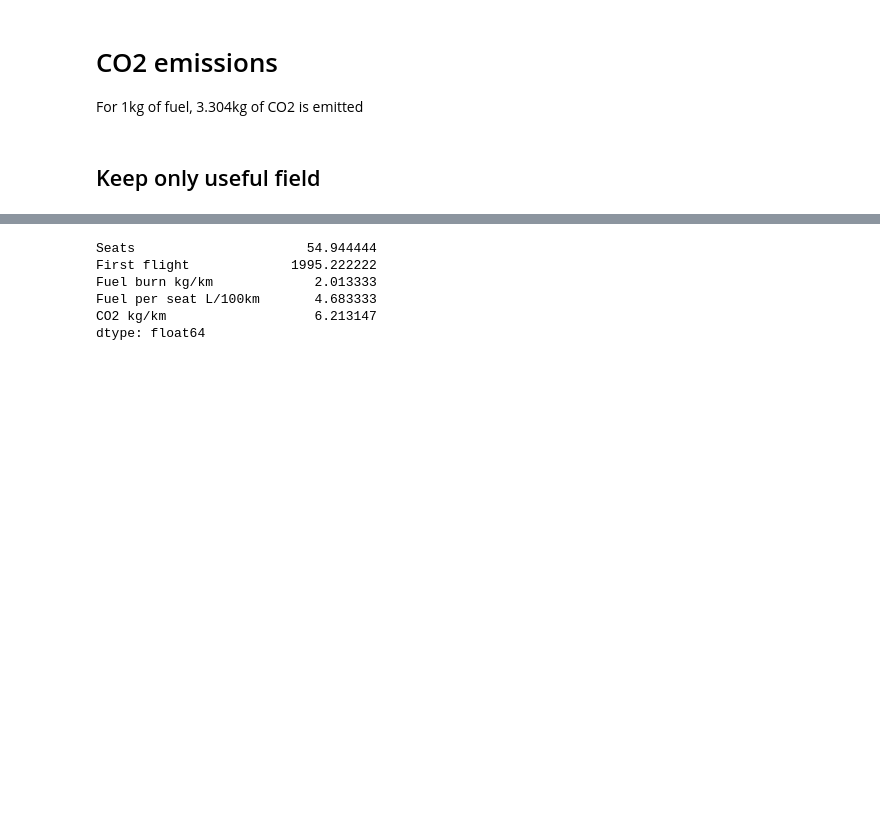
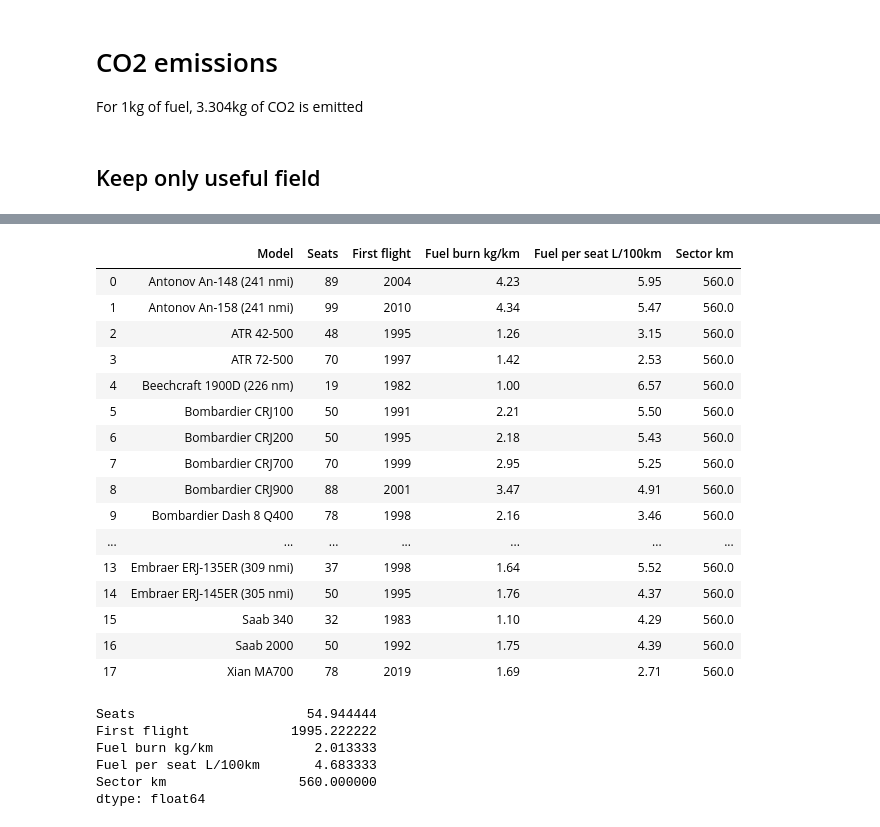
Before and after one commit to Jmion/aviation-co2-impact, a Jupyter notebook: wikipedia_parsing.ipynb, the cells around one changed output, grey strips where cells are left out. Saved outputs shown, nothing was run; the diff lists cells and outputs as text; code cells hidden in the pictures; blank space fills up the shorter version.

```diff
--- a/wikipedia_parsing.ipynb
+++ b/wikipedia_parsing.ipynb
@@ -57,3 +57,11 @@ regional = pd.DataFrame.from_dict(dataframes[1]) # 926km - 1267km
 short_haul = pd.DataFrame.from_dict(dataframes[2])# 1900km
 medium_haul = pd.DataFrame.from_dict(dataframes[3]) # 3240km - 6300km
 long_haul = pd.DataFrame.from_dict(dataframes[4]) # 8610km - 13330km
+
+# Add missing sector
+commuter["Sector"] = "560"
+short_haul["Sector"] = "1900"
+
+# Rename columns so that all the DF have same column names
+regional = regional.rename(columns={"Fuel efficiency per seat": "Fuel per seat"})
+short_haul = short_haul.rename(columns={"Fuel efficiency per seat": "Fuel per seat", "Fuel Burn": "Fuel burn"})
@@ -193,10 +136,30 @@ CO2 kg/km                   8.386572
 dtype: float64
+# %%
+commuter_clean
+# %% [output]
+|  | Model | Seats | First flight | Fuel burn kg/km | Fuel per seat L/100km | Sector km |
+| 0 | Antonov An-148 (241 nmi) | 89 | 2004 | 4.23 | 5.95 | 560.0 |
+| 1 | Antonov An-158 (241 nmi) | 99 | 2010 | 4.34 | 5.47 | 560.0 |
+| 2 | ATR 42-500 | 48 | 1995 | 1.26 | 3.15 | 560.0 |
+| 3 | ATR 72-500 | 70 | 1997 | 1.42 | 2.53 | 560.0 |
+| 4 | Beechcraft 1900D (226 nm) | 19 | 1982 | 1.00 | 6.57 | 560.0 |
+| 5 | Bombardier CRJ100 | 50 | 1991 | 2.21 | 5.50 | 560.0 |
+| 6 | Bombardier CRJ200 | 50 | 1995 | 2.18 | 5.43 | 560.0 |
+| 7 | Bombardier CRJ700 | 70 | 1999 | 2.95 | 5.25 | 560.0 |
+| 8 | Bombardier CRJ900 | 88 | 2001 | 3.47 | 4.91 | 560.0 |
+| 9 | Bombardier Dash 8 Q400 | 78 | 1998 | 2.16 | 3.46 | 560.0 |
+| ... | ... | ... | ... | ... | ... | ... |
+| 13 | Embraer ERJ-135ER (309 nmi) | 37 | 1998 | 1.64 | 5.52 | 560.0 |
+| 14 | Embraer ERJ-145ER (305 nmi) | 50 | 1995 | 1.76 | 4.37 | 560.0 |
+| 15 | Saab 340 | 32 | 1983 | 1.10 | 4.29 | 560.0 |
+| 16 | Saab 2000 | 50 | 1992 | 1.75 | 4.39 | 560.0 |
+| 17 | Xian MA700 | 78 | 2019 | 1.69 | 2.71 | 560.0 |
 # %%
-commuter_.mean()
+commuter_clean.mean()
 # %% [output]
 Seats                      54.944444
 First flight             1995.222222
 Fuel burn kg/km             2.013333
 Fuel per seat L/100km       4.683333
-CO2 kg/km                   6.213147
+Sector km                 560.000000
 dtype: float64
```
Also changed, not shown: parts of 21 cells of this notebook.
